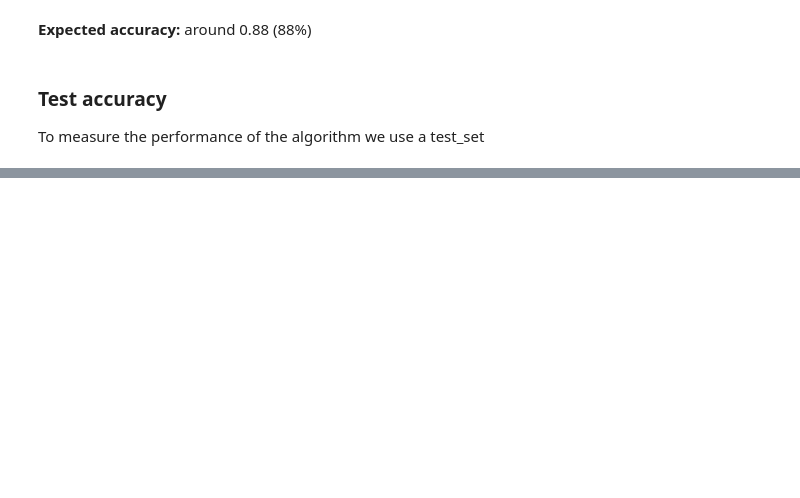
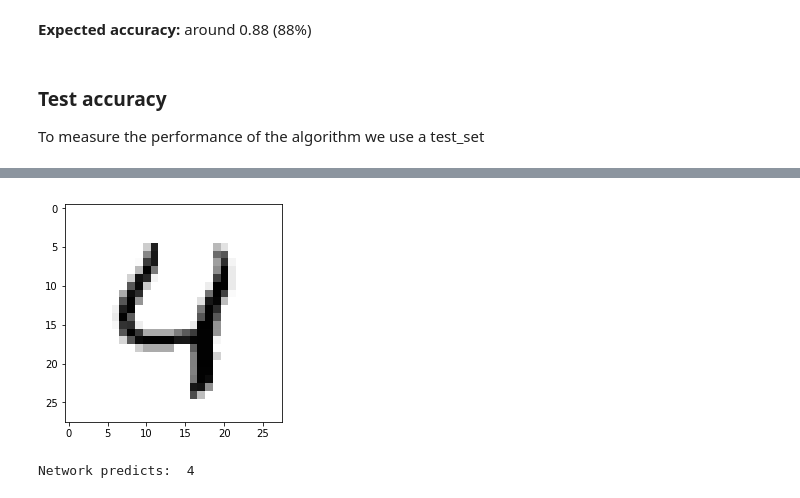
Before and after one commit to balintkaszas/DeepLearningCourse, a Jupyter notebook: assignments/hw02_neuralnetworks_solved.ipynb, the cells around one changed output, grey strips where cells are left out. Saved outputs shown, nothing was run; the diff lists cells and outputs as text; code cells hidden in the pictures; blank space fills up the shorter version.

```diff
--- a/assignments/hw02_neuralnetworks_solved.ipynb
+++ b/assignments/hw02_neuralnetworks_solved.ipynb
@@ -594,9 +587,9 @@ def activation_backward(dLda, cache):
 
     # Use the cache from the foward step
     # Calculate the g'(Z): the sigmoid derivate (the derivate is: sigmoid(Z)*(1-sigmoid(Z)) )
+    dg = activation_forward(cache[0])*(1-activation_forward(cache[0]))
     # Do the calculation shown in the graph.
-    dLdZ = None
-
+    dLdZ = dLda*dg
     ###End code here
     return dLdZ
 # %%
@@ -641,17 +639,17 @@ def linear_backward(dLdZ, cache):
                 * dLdW
                 * dLdb
     """
-
     ###Start code here
-
+    W=cache[1]
+    a=cache[2]
     # Use the cache from the forward step
     #Calculate dLda as shown in the graph
-    dLda = None
+    dLda=np.dot(W.T,dLdZ)
     #Calculate the dLdW shown in the graph
-    dLdW = None
+    dLdW=np.dot(dLdZ,a.T)
     #Calculate the dLdb shown in the graph
     # Use keepdims=True
-    dLdb = None
+    dLdb=dLdZ.sum(1 ,keepdims=True)
 
     ###End code here
     return (dLda, dLdW, dLdb)
@@ -791,14 +805,20 @@ def nn_train_gd(X, Y, layers, n_iter=1000, lr=0.01):
     ###Start code here
 
     #initialize the weights of the network
-    parameters = None
+    parameters = initialize_weights(layers)
 
     # In one iteration of gradient descent:
+    for i in range(n_iter):
       # Do a forward step in the network. Use nn_forward
+        P,caches=nn_forward(parameters,X)
       # Calculate the derivates doing a backward step in the network. Use nn_backward
+        derivates=nn_backward(X,Y,P,caches)
+        for j in range(1,L):
       # Update the weights
-      # Calculate the loss. Use crossentropy. (and save it to losses)
-
+            parameters["W"+str(j)]=parameters["W"+str(j)]-lr*derivates["dLdW"+str(j)]
+            parameters["b"+str(j)]=parameters["b"+str(j)]-lr*derivates["dLdb"+str(j)]
+        # Calculate the loss. Use crossentropy. (and save it to losses)
+            losses.append(crossentropy(P,Y))
 
     ###End code here
     return parameters,losses
@@ -854,14 +876,22 @@ def nn_train_sgd(X, Y, layers, batch_size=100, epochs=100, lr=0.01):
     ###Start code here
 
     #initialize the weights of the network
-    parameters = None
-
+    parameters = initialize_weights(layers)
     # Iterate trough epochs
        # Iterate trough batches in dataset
           # Do a forward step in the network. Just with the mini-batch! Use nn_forward
           # Calculate the derivates doing a backward step in the network. Just for the mini-batch! Use nn_backward
           # Update the weights
        # Calculate the loss. Use crossentropy. Save to losses.
+    for i in range(epochs):
+        for j in range(0, X.shape[0], batch_size):
+            AL, caches = nn_forward(parameters, X[i:i + batch_size, :])
+            derivates = nn_backward(X[i:i + batch_size, :], Y[i:i + batch_size, :], AL, caches)
+            for k in range(1, len(layers)):
+                parameters["W" + str(k)] -= lr * derivates["dLdW" + str(k)]
+                parameters["b" + str(k)] -= lr * derivates["dLdb" + str(k)]
+        AL, caches = nn_forward(parameters, X)
+        losses += [crossentropy(AL, Y)]
 
 
 
@@ -893,4 +930,7 @@ accuracy(y_test_oh, P)
 # %%
-i=6
+i=4
 visualize(x_test[i])
 print("Network predicts: ", np.argmax(P[i,:]))
+# %% [output]
+[figure, added]
+Network predicts:  4
```
Also changed, not shown: parts of 13 cells of this notebook.
